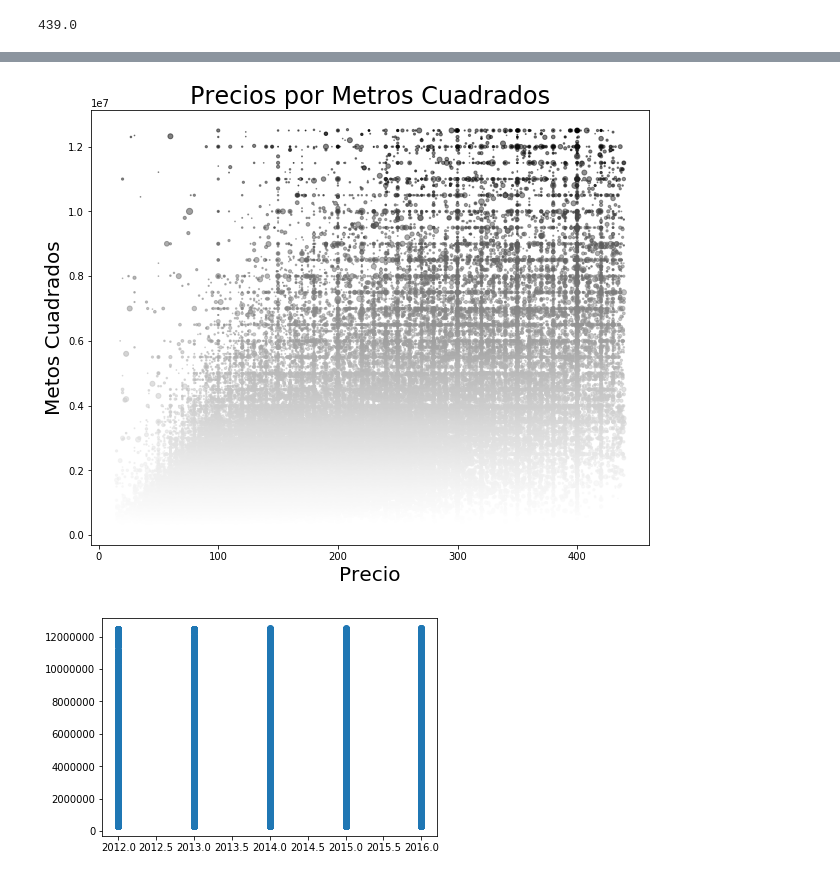
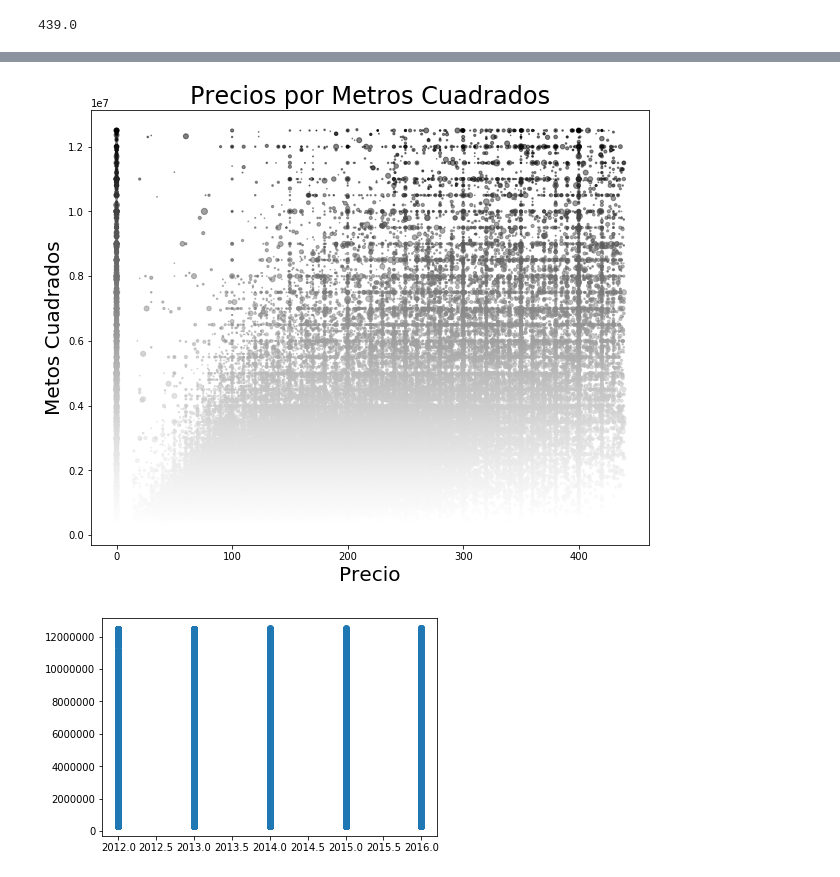
Before and after one commit to cessar5/7506_20192C, a Jupyter notebook: tp1.ipynb, the cells around one changed output, grey strips where cells are left out. Drawn from its saved outputs; the diff is of its cells as text; code cells hidden in the pictures.

```diff
--- a/tp1.ipynb
+++ b/tp1.ipynb
@@ -1146,3 +1146,9 @@ dtype: object
 dfZP['metroscubiertos'].max()
 # %% [output]
 439.0
+# %%
+dfZP_m2 = dfZP
+# %%
+dfZP_m2.precio = dfZP.precio.astype(int)
+# %%
+dfZP_m2.metroscubiertos = dfZP_m2.metroscubiertos.fillna(0).astype(int)
@@ -1149,14 +1170,15 @@ dfZP['metroscubiertos'].max()
 # %%
-dfZP.plot.scatter( x='metroscubiertos', y='precio',s=dfZP['antiguedad'] * 0.5,alpha=0.5,  figsize=(10,8), c=dfZP['precio'])
+
+dfZP_m2.plot.scatter( x='metroscubiertos', y='precio',s=dfZP_m2['antiguedad'] * 0.5,alpha=0.5,  figsize=(10,8), c=dfZP_m2['precio'])
 plt.title('Precios por Metros Cuadrados', fontsize=24);
 plt.xlabel('Precio', fontsize=20);
 plt.ylabel('Metos Cuadrados', fontsize=20);
 
 vals = ax.get_yticks()
 ax.set_yticklabels(['{:.9}'.format(x) for x in vals])
 plt.show()
 # %% [output]
-[figure, old version]
+[figure, new version]
 # %%
 plt.scatter(x=dfZP['fecha_YYYY'],y=dfZP['precio'])
 ax =plt.gca()
```
Also changed, not shown: parts of 20 cells of this notebook.
